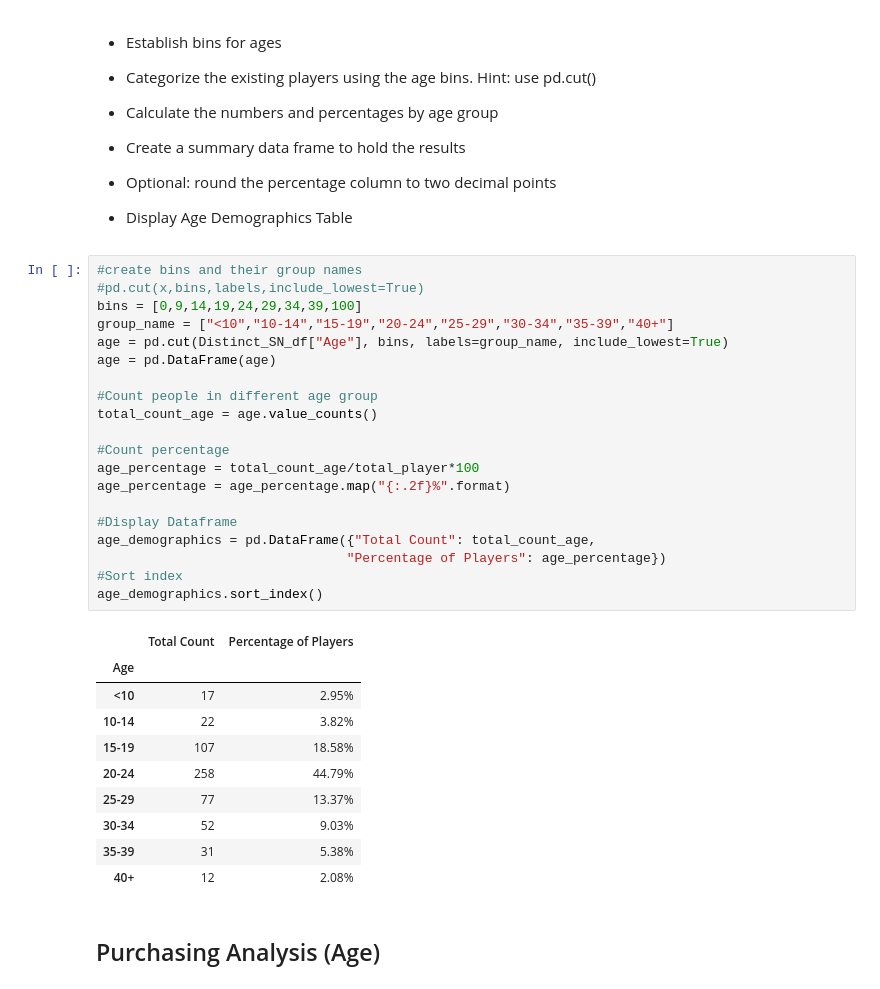
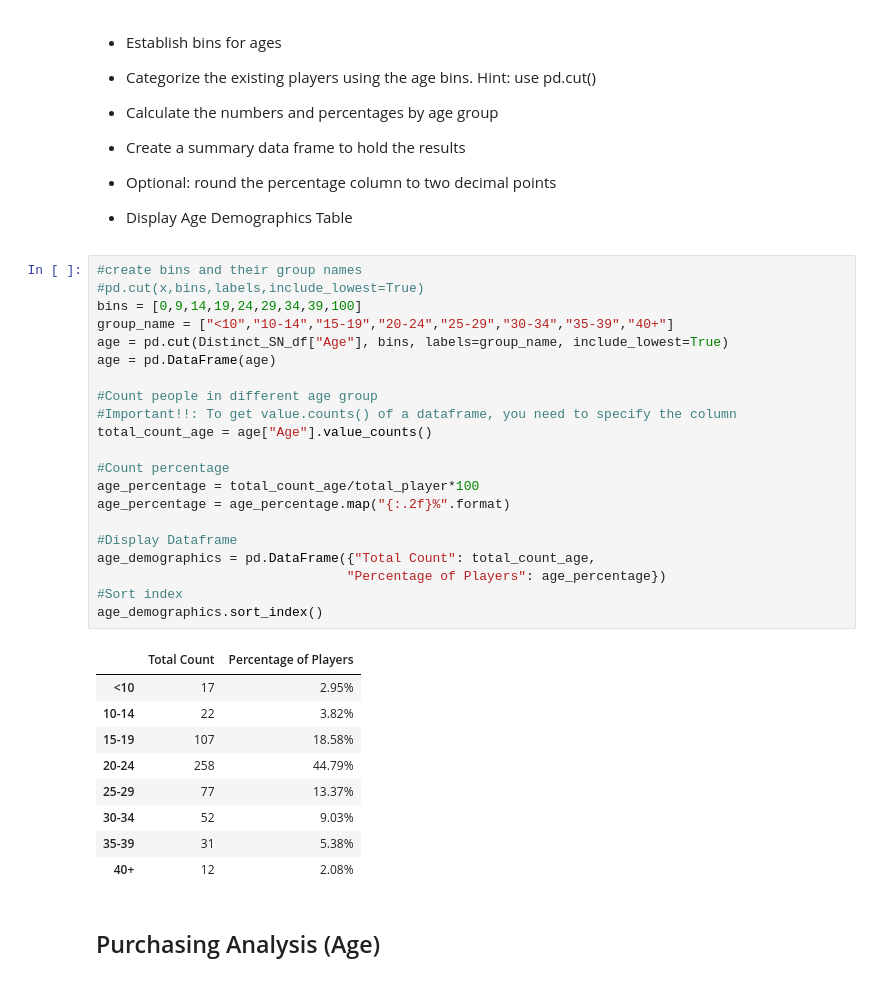
Before and after one commit to carolyan1/Pandas-Challenge, a Jupyter notebook: HeroesOfPymoli/HeroesOfPymoli.ipynb, the cells around one changed output. Drawn from its saved outputs; the diff is of its cells as text.

Commit message:
error- solved
#Important!!: To get value.counts() of a dataframe, you need to specify the column

```diff
--- a/HeroesOfPymoli/HeroesOfPymoli.ipynb
+++ b/HeroesOfPymoli/HeroesOfPymoli.ipynb
@@ -170,26 +170,26 @@ Purchasing_Analysis
 # %%
 #create bins and their group names
 #pd.cut(x,bins,labels,include_lowest=True)
 bins = [0,9,14,19,24,29,34,39,100]
 group_name = ["<10","10-14","15-19","20-24","25-29","30-34","35-39","40+"]
 age = pd.cut(Distinct_SN_df["Age"], bins, labels=group_name, include_lowest=True)
 age = pd.DataFrame(age)
 
 #Count people in different age group
-total_count_age = age.value_counts()
+#Important!!: To get value.counts() of a dataframe, you need to specify the column
+total_count_age = age["Age"].value_counts()
 
 #Count percentage
 age_percentage = total_count_age/total_player*100
 age_percentage = age_percentage.map("{:.2f}%".format)
 
 #Display Dataframe
 age_demographics = pd.DataFrame({"Total Count": total_count_age,
                                 "Percentage of Players": age_percentage})
 #Sort index
 age_demographics.sort_index()
 # %% [output]
 |  | Total Count | Percentage of Players |
-| Age |  |  |
 | <10 | 17 | 2.95% |
 | 10-14 | 22 | 3.82% |
 | 15-19 | 107 | 18.58% |
```
Also changed, not shown: parts of 4 cells of this notebook.
